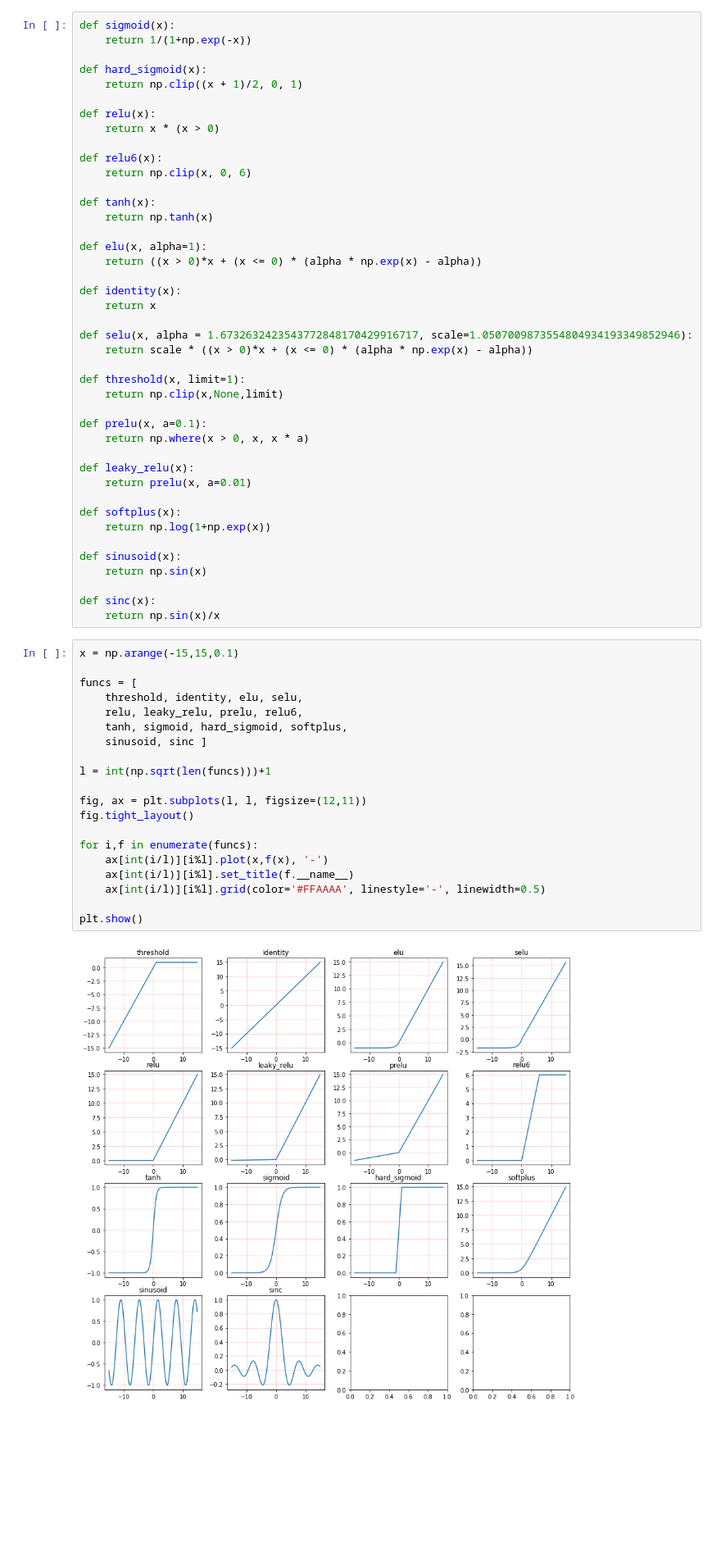
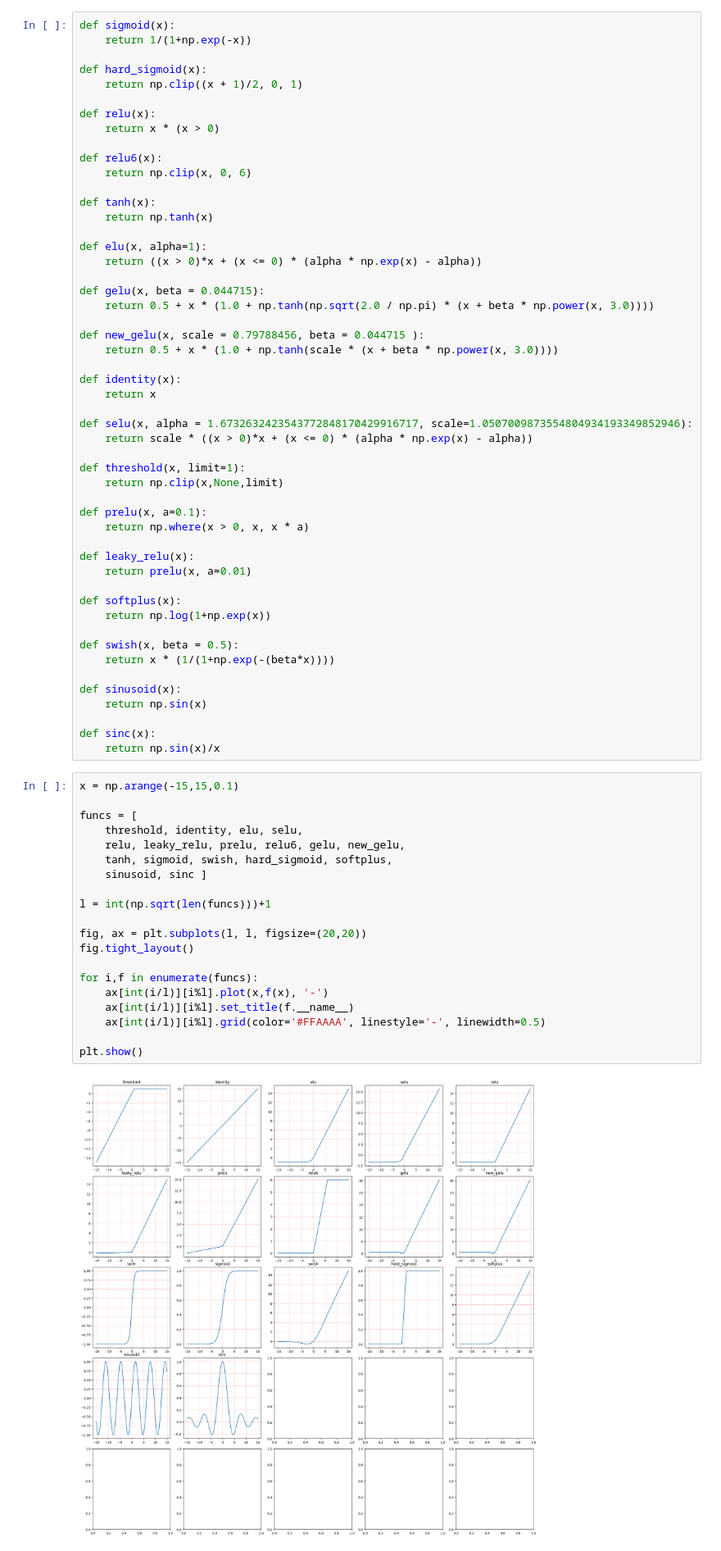
Before and after one commit to std3rr/ExploringActivationFunctions, a Jupyter notebook: ExploringActivationFunctions.ipynb, the cells around one changed output. Shown: that part at 82% size. Cells and saved outputs as stored; diff of their text form; blank space fills up the shorter version.

```diff
--- a/ExploringActivationFunctions.ipynb
+++ b/ExploringActivationFunctions.ipynb
@@ -27,6 +42,12 @@ def tanh(x):
 def elu(x, alpha=1):
     return ((x > 0)*x + (x <= 0) * (alpha * np.exp(x) - alpha))
 
+def gelu(x, beta = 0.044715):
+    return 0.5 + x * (1.0 + np.tanh(np.sqrt(2.0 / np.pi) * (x + beta * np.power(x, 3.0))))
+
+def new_gelu(x, scale = 0.79788456, beta = 0.044715 ):
+    return 0.5 + x * (1.0 + np.tanh(scale * (x + beta * np.power(x, 3.0))))
+
 def identity(x):
     return x
 
@@ -45,6 +66,9 @@ def leaky_relu(x):
 def softplus(x):
     return np.log(1+np.exp(x))
 
+def swish(x, beta = 0.5):
+    return x * (1/(1+np.exp(-(beta*x))))
+
 def sinusoid(x):
     return np.sin(x)
 
@@ -53,22 +77,22 @@ def sinc(x):
 # %%
 x = np.arange(-15,15,0.1)
 
 funcs = [
     threshold, identity, elu, selu,
-    relu, leaky_relu, prelu, relu6,
-    tanh, sigmoid, hard_sigmoid, softplus,
+    relu, leaky_relu, prelu, relu6, gelu, new_gelu,
+    tanh, sigmoid, swish, hard_sigmoid, softplus,
     sinusoid, sinc ]
 
 l = int(np.sqrt(len(funcs)))+1
 
-fig, ax = plt.subplots(l, l, figsize=(12,11))
+fig, ax = plt.subplots(l, l, figsize=(20,20))
 fig.tight_layout()
 
 for i,f in enumerate(funcs):
     ax[int(i/l)][i%l].plot(x,f(x), '-')
     ax[int(i/l)][i%l].set_title(f.__name__)
     ax[int(i/l)][i%l].grid(color='#FFAAAA', linestyle='-', linewidth=0.5)
 
 plt.show()
 # %% [output]
-[figure, old version]
+[figure, new version]
```
Also changed, not shown: parts of 3 cells of this notebook.
